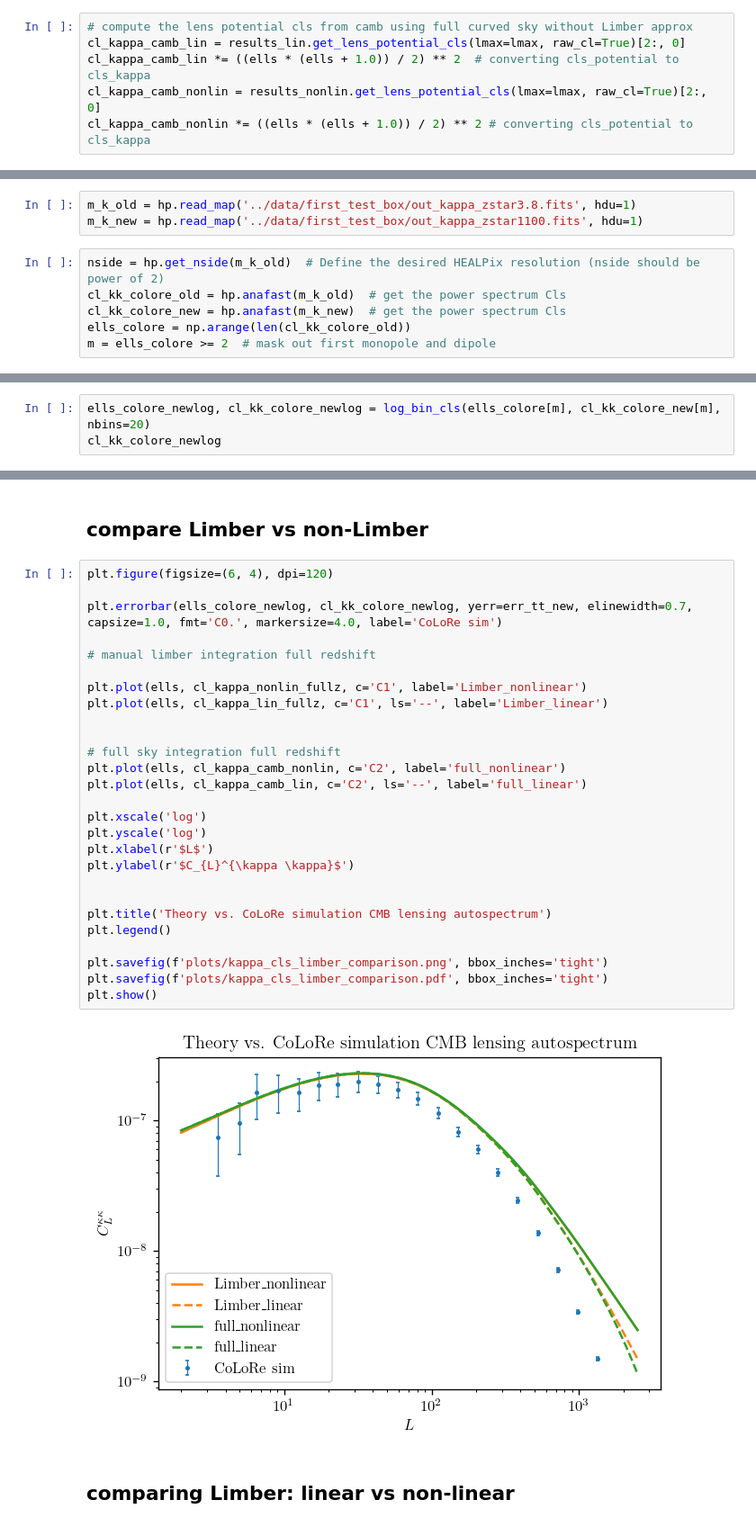
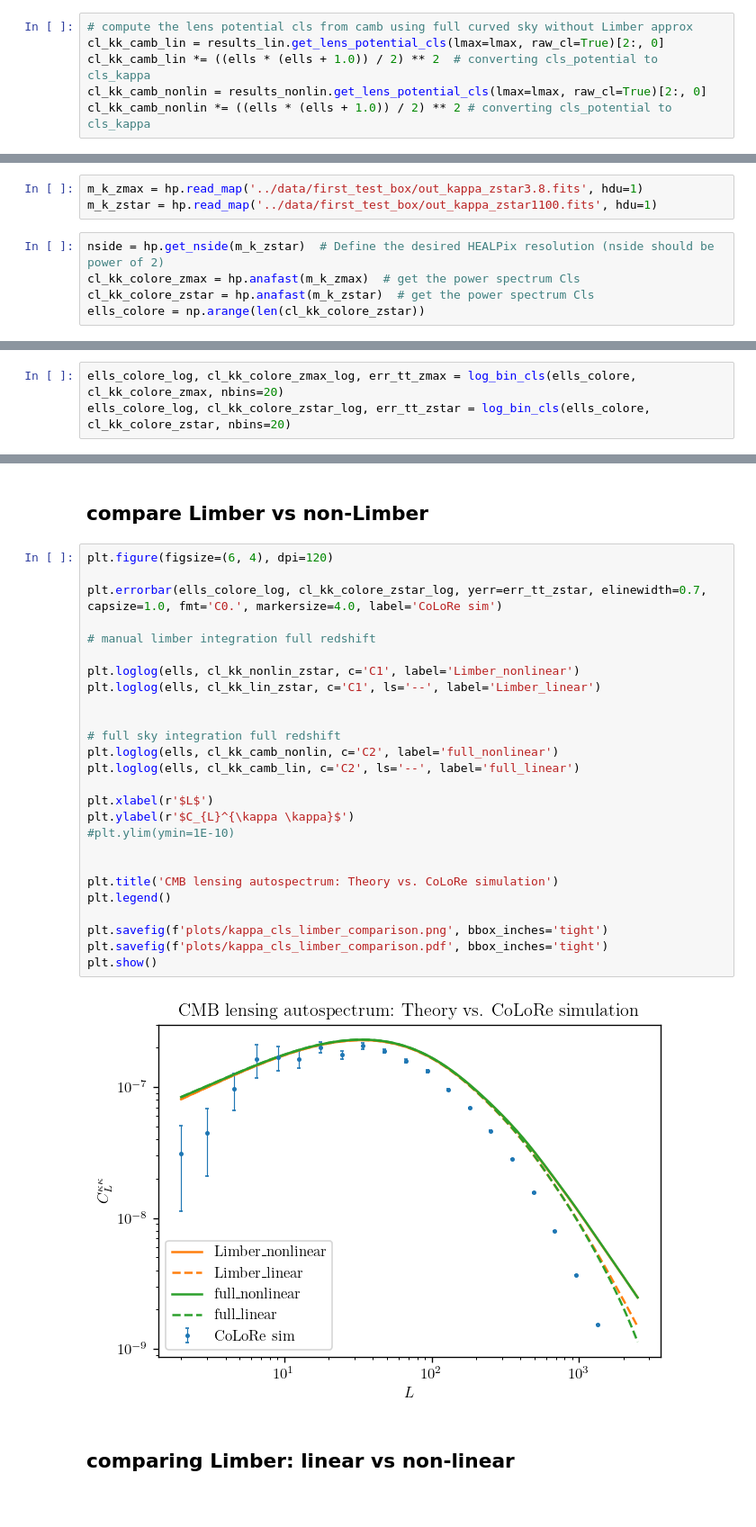
Before and after one commit to dljarque/LSST_CMBlensing_forecast, a Jupyter notebook: notebooks/cmb_lensing_auto.ipynb, the cells around one changed output, grey strips where cells are left out. Shown at 90% size. Cells and saved outputs as stored; diff of their text form.

Commit message:
rebinning colore kappas

```diff
--- a/notebooks/cmb_lensing_auto.ipynb
+++ b/notebooks/cmb_lensing_auto.ipynb
@@ -166,7 +177,7 @@ for i, ell in enumerate(ells):
 # %%
 # compute the lens potential cls from camb using full curved sky without Limber approx
-cl_kappa_camb_lin = results_lin.get_lens_potential_cls(lmax=lmax, raw_cl=True)[2:, 0]
-cl_kappa_camb_lin *= ((ells * (ells + 1.0)) / 2) ** 2  # converting cls_potential to cls_kappa
-cl_kappa_camb_nonlin = results_nonlin.get_lens_potential_cls(lmax=lmax, raw_cl=True)[2:, 0]
-cl_kappa_camb_nonlin *= ((ells * (ells + 1.0)) / 2) ** 2 # converting cls_potential to cls_kappa
+cl_kk_camb_lin = results_lin.get_lens_potential_cls(lmax=lmax, raw_cl=True)[2:, 0]
+cl_kk_camb_lin *= ((ells * (ells + 1.0)) / 2) ** 2  # converting cls_potential to cls_kappa
+cl_kk_camb_nonlin = results_nonlin.get_lens_potential_cls(lmax=lmax, raw_cl=True)[2:, 0]
+cl_kk_camb_nonlin *= ((ells * (ells + 1.0)) / 2) ** 2 # converting cls_potential to cls_kappa
 # %% [markdown]
@@ -174,9 +241,8 @@ cl_kappa_camb_nonlin *= ((ells * (ells + 1.0)) / 2) ** 2 # converting cls_potent
 # %%
-m_k_old = hp.read_map('../data/first_test_box/out_kappa_zstar3.8.fits', hdu=1)
-m_k_new = hp.read_map('../data/first_test_box/out_kappa_zstar1100.fits', hdu=1)
+m_k_zmax = hp.read_map('../data/first_test_box/out_kappa_zstar3.8.fits', hdu=1)
+m_k_zstar = hp.read_map('../data/first_test_box/out_kappa_zstar1100.fits', hdu=1)
 # %%
-nside = hp.get_nside(m_k_old)  # Define the desired HEALPix resolution (nside should be power of 2)
-cl_kk_colore_old = hp.anafast(m_k_old)  # get the power spectrum Cls
-cl_kk_colore_new = hp.anafast(m_k_new)  # get the power spectrum Cls
-ells_colore = np.arange(len(cl_kk_colore_old))
-m = ells_colore >= 2  # mask out first monopole and dipole
+nside = hp.get_nside(m_k_zstar)  # Define the desired HEALPix resolution (nside should be power of 2)
+cl_kk_colore_zmax = hp.anafast(m_k_zmax)  # get the power spectrum Cls
+cl_kk_colore_zstar = hp.anafast(m_k_zstar)  # get the power spectrum Cls
+ells_colore = np.arange(len(cl_kk_colore_zstar))
@@ -227,3 +249,3 @@ def log_bin_cls(ell, cls, nbins=20, ell_min=None, ell_max=None):
 # %%
-ells_colore_newlog, cl_kk_colore_newlog = log_bin_cls(ells_colore[m], cl_kk_colore_new[m], nbins=20)
-cl_kk_colore_newlog
+ells_colore_log, cl_kk_colore_zmax_log, err_tt_zmax = log_bin_cls(ells_colore, cl_kk_colore_zmax, nbins=20)
+ells_colore_log, cl_kk_colore_zstar_log, err_tt_zstar = log_bin_cls(ells_colore, cl_kk_colore_zstar, nbins=20)
@@ -254,32 +256,31 @@ err_tt_new = np.sqrt(var_tt_new)
 # %%
 plt.figure(figsize=(6, 4), dpi=120)
 
-plt.errorbar(ells_colore_newlog, cl_kk_colore_newlog, yerr=err_tt_new, elinewidth=0.7, capsize=1.0, fmt='C0.', markersize=4.0, label='CoLoRe sim')
+plt.errorbar(ells_colore_log, cl_kk_colore_zstar_log, yerr=err_tt_zstar, elinewidth=0.7, capsize=1.0, fmt='C0.', markersize=4.0, label='CoLoRe sim')
 
 # manual limber integration full redshift
 
-plt.plot(ells, cl_kappa_nonlin_fullz, c='C1', label='Limber_nonlinear')
-plt.plot(ells, cl_kappa_lin_fullz, c='C1', ls='--', label='Limber_linear')
+plt.loglog(ells, cl_kk_nonlin_zstar, c='C1', label='Limber_nonlinear')
+plt.loglog(ells, cl_kk_lin_zstar, c='C1', ls='--', label='Limber_linear')
 
 
 # full sky integration full redshift
-plt.plot(ells, cl_kappa_camb_nonlin, c='C2', label='full_nonlinear')
-plt.plot(ells, cl_kappa_camb_lin, c='C2', ls='--', label='full_linear')
+plt.loglog(ells, cl_kk_camb_nonlin, c='C2', label='full_nonlinear')
+plt.loglog(ells, cl_kk_camb_lin, c='C2', ls='--', label='full_linear')
 
-plt.xscale('log')
-plt.yscale('log')
 plt.xlabel(r'$L$')
 plt.ylabel(r'$C_{L}^{\kappa \kappa}$')
+#plt.ylim(ymin=1E-10)
 
 
-plt.title('Theory vs. CoLoRe simulation CMB lensing autospectrum')
+plt.title('CMB lensing autospectrum: Theory vs. CoLoRe simulation')
 plt.legend()
 
 plt.savefig(f'plots/kappa_cls_limber_comparison.png', bbox_inches='tight')
 plt.savefig(f'plots/kappa_cls_limber_comparison.pdf', bbox_inches='tight')
 plt.show()
 # %% [output]
-[figure, old version]
+[figure, new version]
 # %% [markdown]
 ## comparing Limber: linear vs non-linear
 # %%
```
Also changed, not shown: parts of 13 cells of this notebook, 2 other files.
